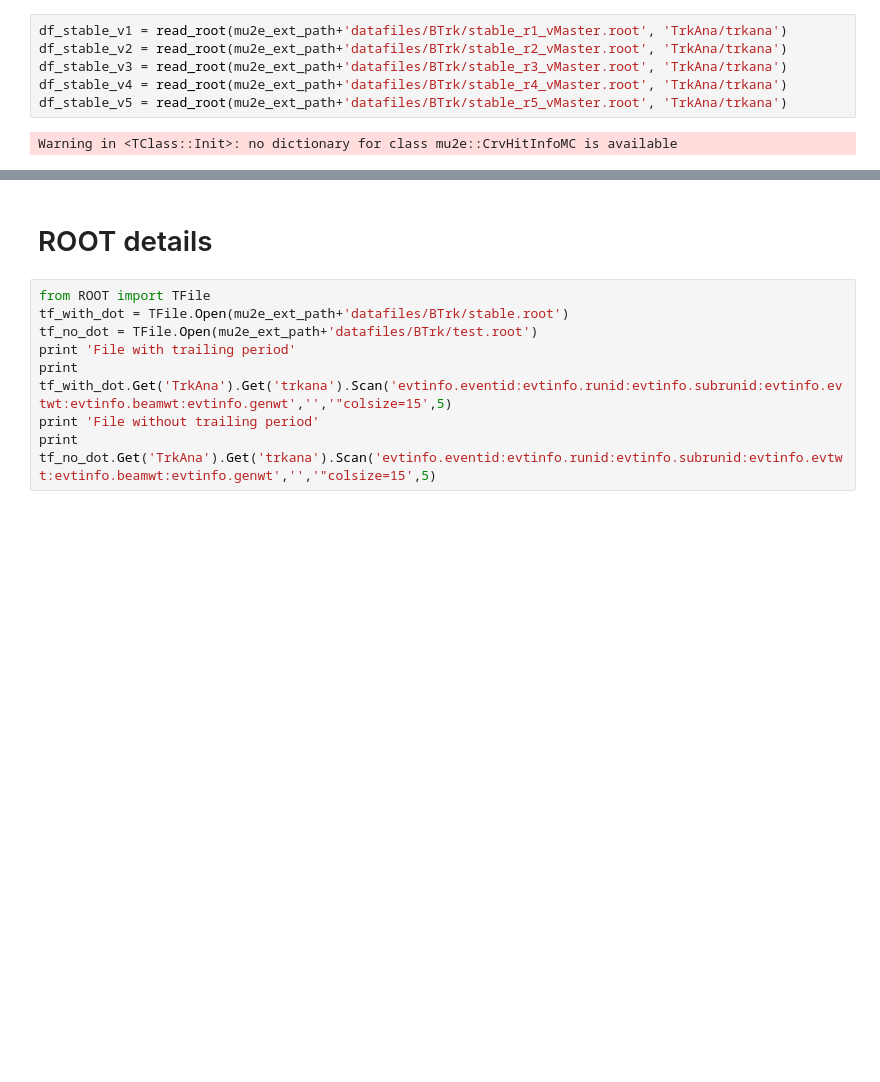
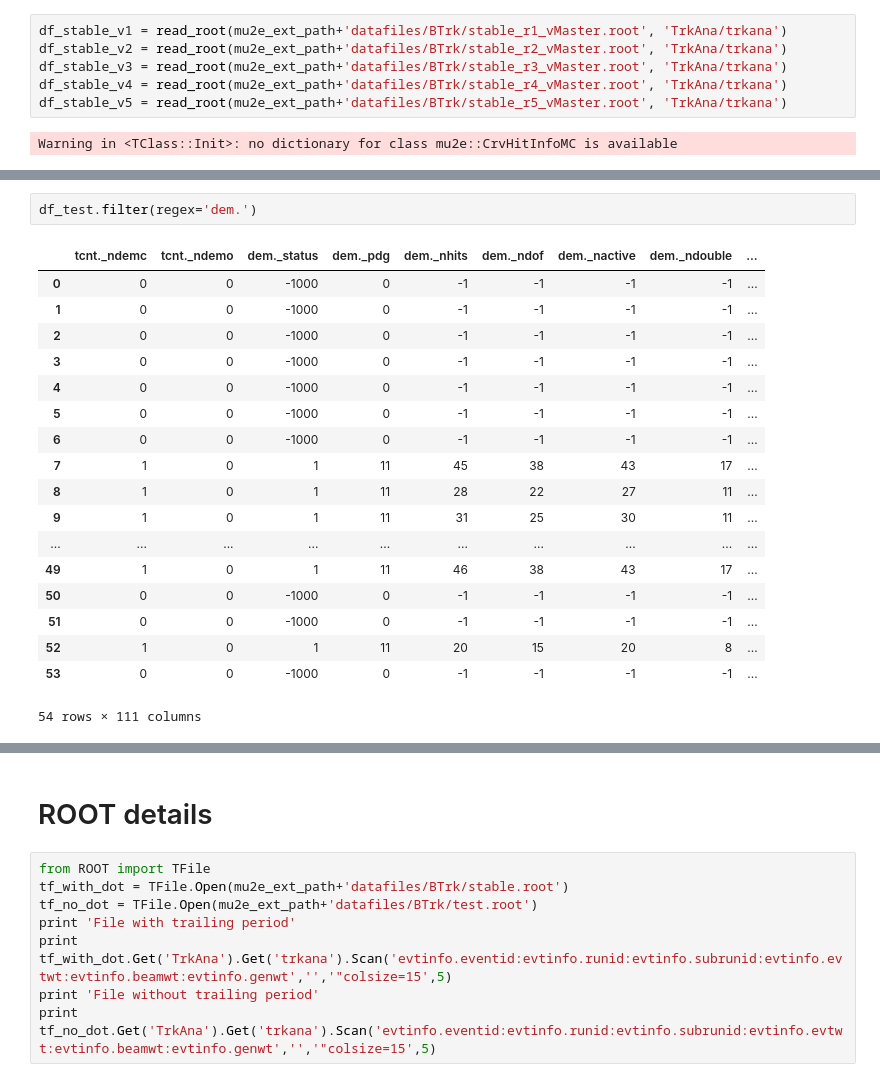
Before and after one commit to pollackscience/Mu2E, a Jupyter notebook: scripts/BTrk/btrk_checksum.ipynb, the cells around one changed output, grey strips where cells are left out. Drawn from its saved outputs; the diff is of its cells as text; blank space fills up the shorter version.

```diff
--- a/scripts/BTrk/btrk_checksum.ipynb
+++ b/scripts/BTrk/btrk_checksum.ipynb
@@ -56,3 +71,24 @@ for i in c:
+# %%
+df_test.filter(regex='dem.')
+# %% [output]
+|  | tcnt._ndemc | tcnt._ndemo | dem._status | dem._pdg | dem._nhits | dem._ndof | dem._nactive | dem._ndouble | ... |
+| 0 | 0 | 0 | -1000 | 0 | -1 | -1 | -1 | -1 | ... |
+| 1 | 0 | 0 | -1000 | 0 | -1 | -1 | -1 | -1 | ... |
+| 2 | 0 | 0 | -1000 | 0 | -1 | -1 | -1 | -1 | ... |
+| 3 | 0 | 0 | -1000 | 0 | -1 | -1 | -1 | -1 | ... |
+| 4 | 0 | 0 | -1000 | 0 | -1 | -1 | -1 | -1 | ... |
+| 5 | 0 | 0 | -1000 | 0 | -1 | -1 | -1 | -1 | ... |
+| 6 | 0 | 0 | -1000 | 0 | -1 | -1 | -1 | -1 | ... |
+| 7 | 1 | 0 | 1 | 11 | 45 | 38 | 43 | 17 | ... |
+| 8 | 1 | 0 | 1 | 11 | 28 | 22 | 27 | 11 | ... |
+| 9 | 1 | 0 | 1 | 11 | 31 | 25 | 30 | 11 | ... |
+| ... | ... | ... | ... | ... | ... | ... | ... | ... | ... |
+| 49 | 1 | 0 | 1 | 11 | 46 | 38 | 43 | 17 | ... |
+| 50 | 0 | 0 | -1000 | 0 | -1 | -1 | -1 | -1 | ... |
+| 51 | 0 | 0 | -1000 | 0 | -1 | -1 | -1 | -1 | ... |
+| 52 | 1 | 0 | 1 | 11 | 20 | 15 | 20 | 8 | ... |
+| 53 | 0 | 0 | -1000 | 0 | -1 | -1 | -1 | -1 | ... |
+54 rows × 111 columns
 # %%
 print_full(((df_stable.filter(regex='dem.') == df_test.filter(regex='dem.')).all()))
 # %% [output]
```
Also changed, not shown: parts of 8 cells of this notebook, 12 other files.
